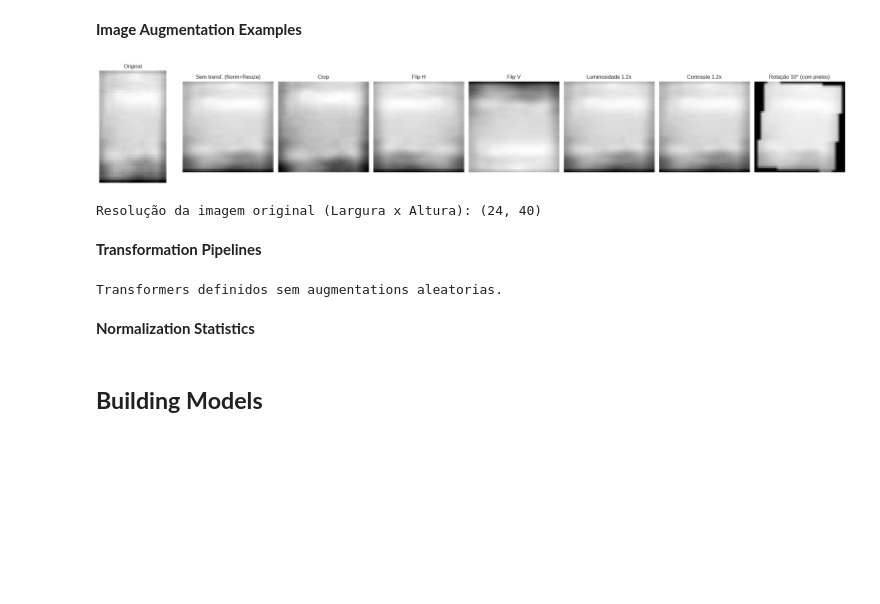
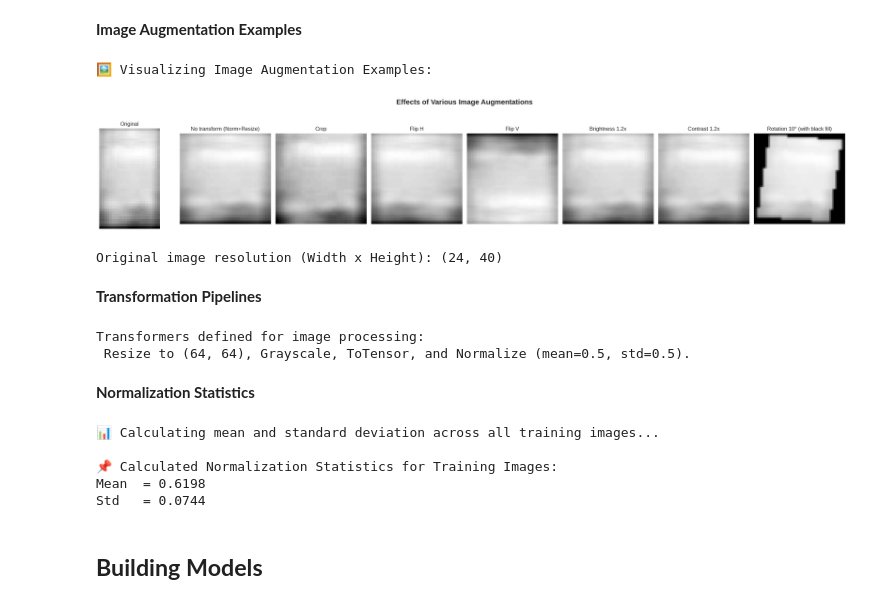
Before and after one commit to FM11pp3/VC_0312, a Jupyter notebook: [Final Version] [M.EGI026] Assignment 2.ipynb, the cells around one changed output. Cells and saved outputs as stored; diff of their text form; code cells hidden in the pictures; blank space fills up the shorter version.

```diff
--- a/[Final Version] [M.EGI026] Assignment 2.ipynb
+++ b/[Final Version] [M.EGI026] Assignment 2.ipynb
@@ -535,36 +587,41 @@ augmentations = {
     ),
 
     # Rotation with black fill
     "Rotation 10° (with black fill)": lambda im: base(
         T.RandomRotation(degrees=10, expand=True, fill=0)(im)
     ),
 }
 
+# --- Display Augmentation Examples ---
+print("🖼️ Visualizing Image Augmentation Examples:\n")
+
 # Number of images to show = original + all augmentations
 num_imgs = len(augmentations) + 1
 
 fig, axes = plt.subplots(1, num_imgs, figsize=(3*num_imgs, 4))
+fig.suptitle("Effects of Various Image Augmentations", fontsize=16, fontweight='bold', y=1.05) # Main title for the figure
 
 # 1️⃣ Original (displaying the PIL Image directly without base transform to avoid initial resize)
 axes[0].imshow(img, cmap="gray")
 axes[0].set_title("Original")
 axes[0].axis("off")
 
 # 2️⃣ Applied transformations and visualization
 for i, (name, aug) in enumerate(augmentations.items(), start=1):
     t = aug(img) # Apply augmentation
     axes[i].imshow(show_img(t), cmap="gray") # Show augmented image
     axes[i].set_title(name) # Set title
     axes[i].axis("off") # Turn off axis
 
 plt.tight_layout() # Adjust layout
 plt.show() # Display the plot
 plt.close('all')  # avoid empty subplots in future executions
 
-print(f"Original image resolution (Width x Height): {img.size}")
+print(f"\nOriginal image resolution (Width x Height): {img.size}")
 # %% [output]
+🖼️ Visualizing Image Augmentation Examples:
-[figure, old version]
+[figure, new version]
-Resolução da imagem original (Largura x Altura): (24, 40)
+Original image resolution (Width x Height): (24, 40)
 # %% [markdown]
 **Transformation Pipelines**
 # %%
@@ -589,9 +646,11 @@ base_transform = T.Compose([
 train_transform = base_transform # No random augmentations for training
 test_transform = base_transform  # No random augmentations for testing
 
-print("Transformers defined without random augmentations.")
+print(f"Transformers defined for image processing: \n \
+Resize to {IMAGE_SIZE}, Grayscale, ToTensor, and Normalize (mean=0.5, std=0.5).")
 # %% [output]
-Transformers definidos sem augmentations aleatorias.
+Transformers defined for image processing:
+ Resize to (64, 64), Grayscale, ToTensor, and Normalize (mean=0.5, std=0.5).
 # %% [markdown]
 **Normalization Statistics**
 # %%
@@ -624,9 +683,15 @@ def compute_mean_std(df):
 
 mean, std = compute_mean_std(full_train_df)
 
-print("\n📌 CALCULATED RESULTS:")
+print("\n📌 Calculated Normalization Statistics for Training Images:")
 print(f"Mean  = {mean:.4f}")
 print(f"Std   = {std:.4f}")
+# %% [output]
+📊 Calculating mean and standard deviation across all training images...
+
+📌 Calculated Normalization Statistics for Training Images:
+Mean  = 0.6198
+Std   = 0.0744
 # %% [markdown]
 ## **Building Models**
 # %% [markdown]
```
Also changed, not shown: parts of 15 cells of this notebook.
